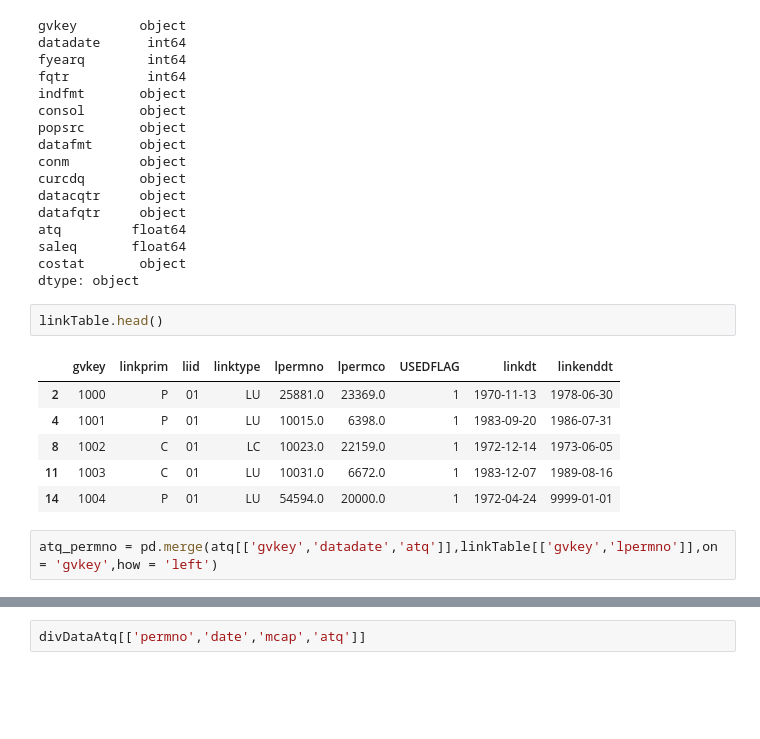
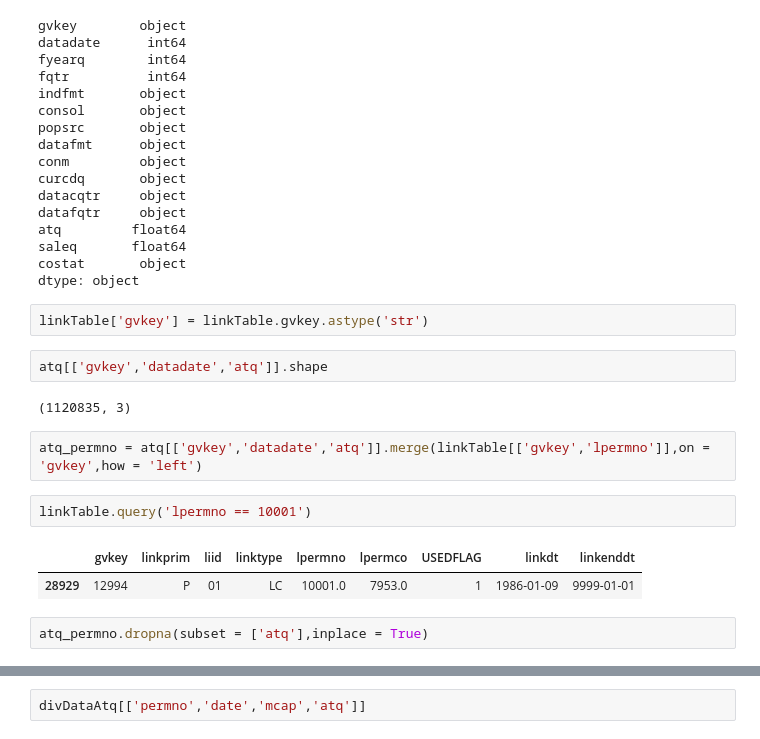
Before and after one commit to Sherry2Wei/QTFinal, a Jupyter notebook: table.ipynb, the cells around one changed output, grey strips where cells are left out. Saved outputs shown, nothing was run; the diff lists cells and outputs as text; blank space fills up the shorter version.

```diff
--- a/table.ipynb
+++ b/table.ipynb
@@ -290,14 +319,18 @@ atq         float64
 saleq       float64
 costat       object
 dtype: object
-# %%
-linkTable.head()
-# %% [output]
-|  | gvkey | linkprim | liid | linktype | lpermno | lpermco | USEDFLAG | linkdt | linkenddt |
-| 2 | 1000 | P | 01 | LU | 25881.0 | 23369.0 | 1 | 1970-11-13 | 1978-06-30 |
-| 4 | 1001 | P | 01 | LU | 10015.0 | 6398.0 | 1 | 1983-09-20 | 1986-07-31 |
-| 8 | 1002 | C | 01 | LC | 10023.0 | 22159.0 | 1 | 1972-12-14 | 1973-06-05 |
-| 11 | 1003 | C | 01 | LU | 10031.0 | 6672.0 | 1 | 1983-12-07 | 1989-08-16 |
-| 14 | 1004 | P | 01 | LU | 54594.0 | 20000.0 | 1 | 1972-04-24 | 9999-01-01 |
+# %%
+linkTable['gvkey'] = linkTable.gvkey.astype('str')
+# %%
+atq[['gvkey','datadate','atq']].shape
+# %% [output]
+(1120835, 3)
 # %%
-atq_permno = pd.merge(atq[['gvkey','datadate','atq']],linkTable[['gvkey','lpermno']],on = 'gvkey',how = 'left')
+atq_permno = atq[['gvkey','datadate','atq']].merge(linkTable[['gvkey','lpermno']],on = 'gvkey',how = 'left')
+# %%
+linkTable.query('lpermno == 10001')
+# %% [output]
+|  | gvkey | linkprim | liid | linktype | lpermno | lpermco | USEDFLAG | linkdt | linkenddt |
+| 28929 | 12994 | P | 01 | LC | 10001.0 | 7953.0 | 1 | 1986-01-09 | 9999-01-01 |
+# %%
+atq_permno.dropna(subset = ['atq'],inplace = True)
```
Also changed, not shown: parts of 28 cells of this notebook.
